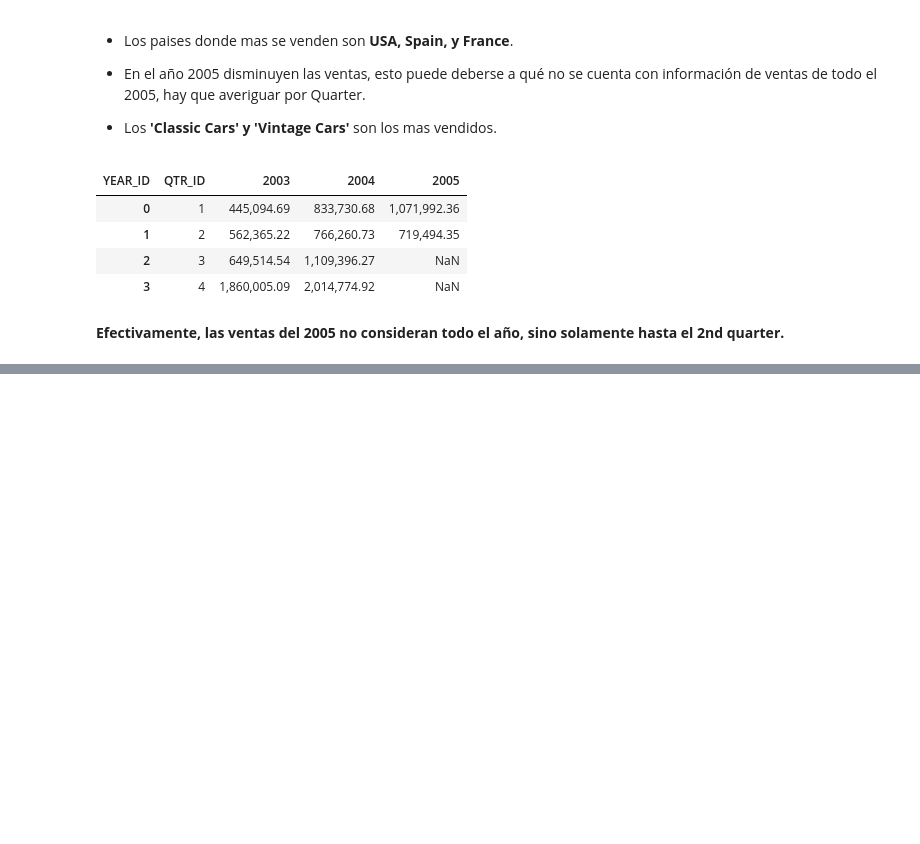
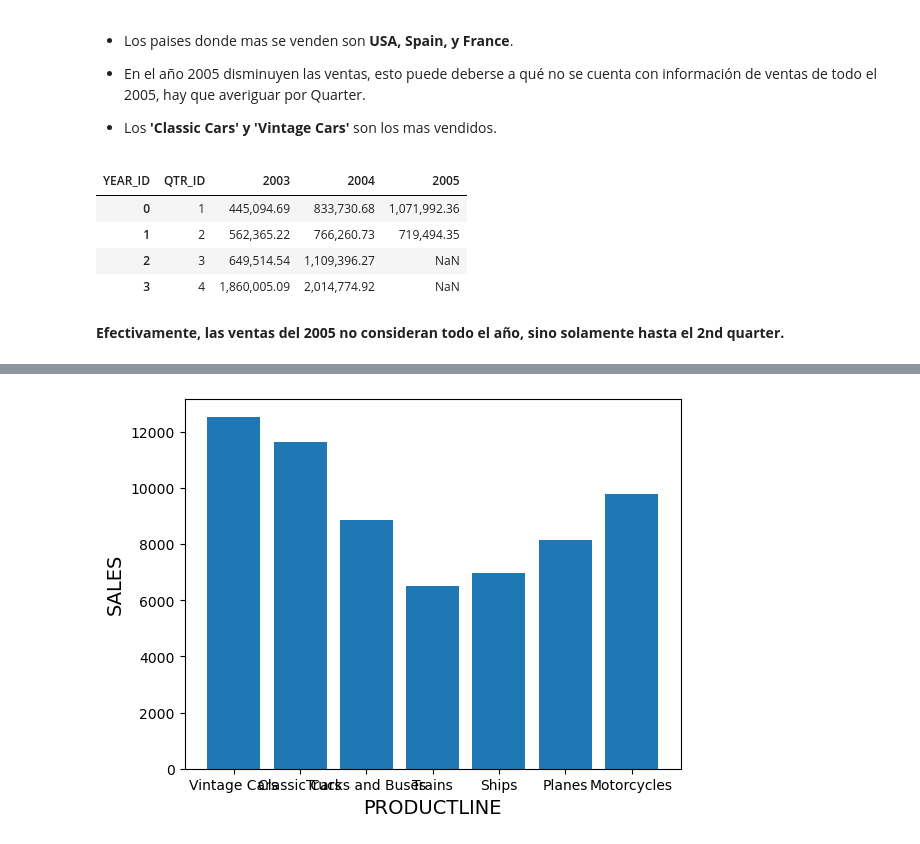
Before and after one commit to luisivanumpire/prueba_DScience, a Jupyter notebook: 3_Test_DScience.ipynb, the cells around one changed output, grey strips where cells are left out. Cells and saved outputs as stored; diff of their text form; code cells hidden in the pictures; blank space fills up the shorter version.

```diff
--- a/3_Test_DScience.ipynb
+++ b/3_Test_DScience.ipynb
@@ -243,0 +276,7 @@ df_sales_quarter
+# %%
+plt.bar(df_sales_20032004['PRODUCTLINE'],df_sales_20032004['SALES'])
+plt.xlabel('PRODUCTLINE', fontsize=14)
+plt.ylabel('SALES', fontsize=14)
+plt.show()
+# %% [output]
+[figure, added]
```
Also changed, not shown: parts of 3 cells of this notebook.
